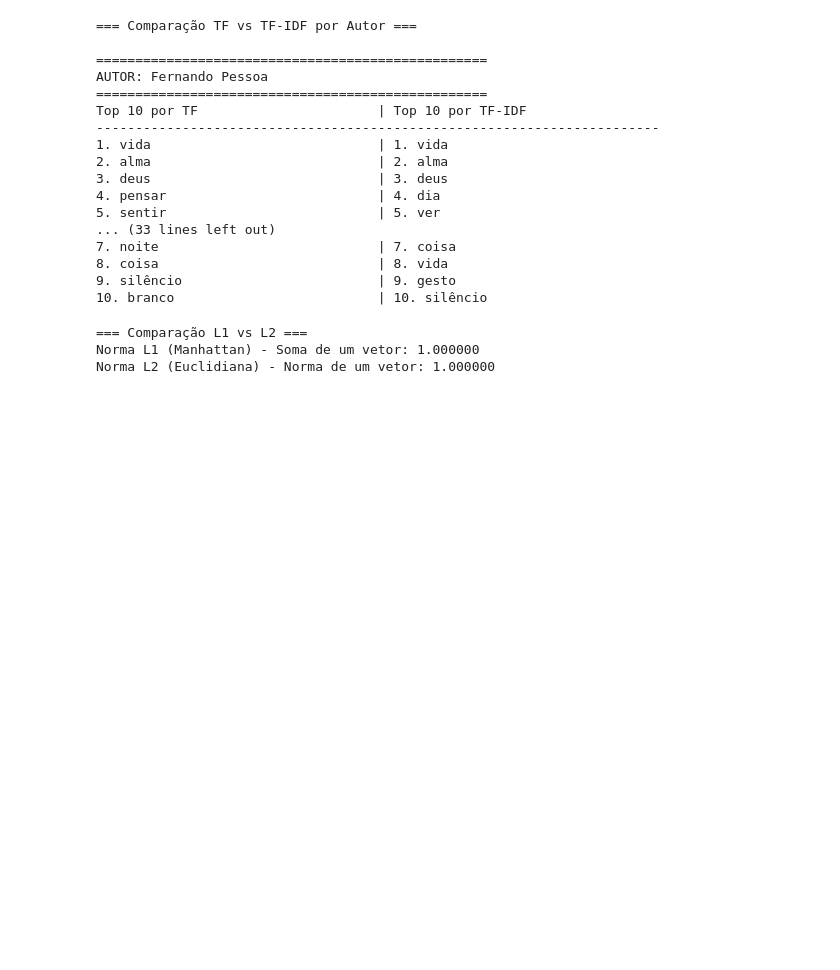
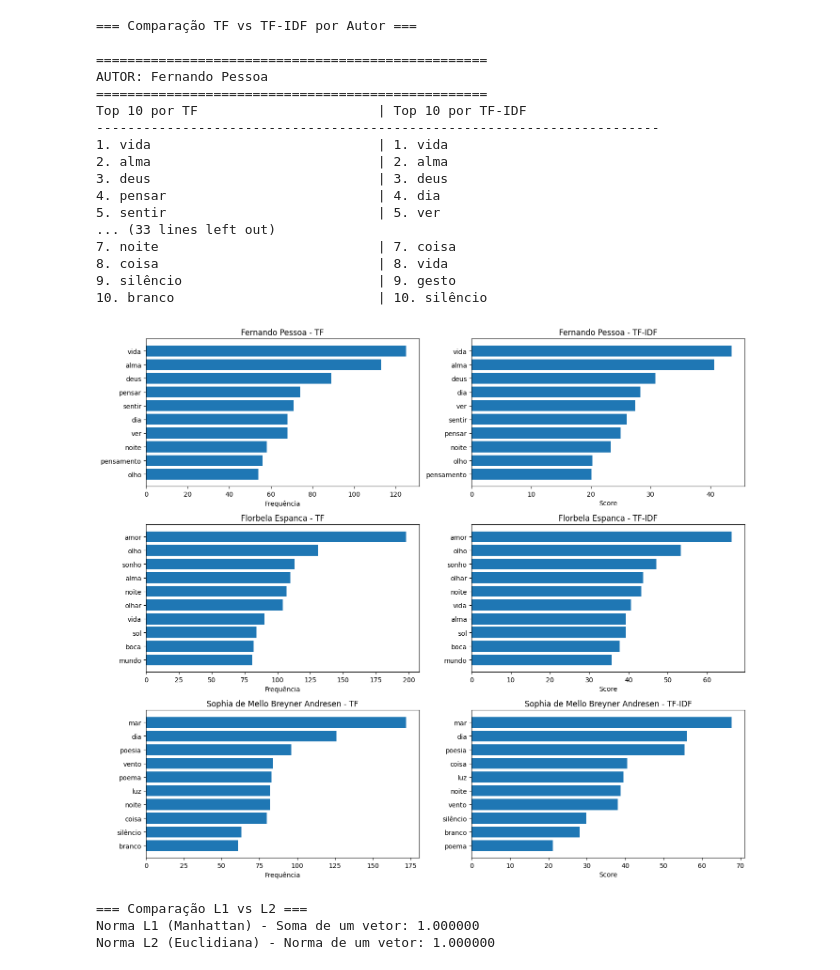
Before and after one commit to viichoma/PLN, a Jupyter notebook: TASK_01_Alberto_Gustavo_Maicon_Vinicius/notebook/Task01-1.1.ipynb, the cells around one changed output. Cells and saved outputs as stored; diff of their text form; code cells hidden in the pictures; blank space fills up the shorter version.

```diff
--- a/TASK_01_Alberto_Gustavo_Maicon_Vinicius/notebook/Task01-1.1.ipynb
+++ b/TASK_01_Alberto_Gustavo_Maicon_Vinicius/notebook/Task01-1.1.ipynb
@@ -707,6 +701,62 @@ Top 10 por TF                       | Top 10 por TF-IDF
 8. coisa                            | 8. vida
 9. silêncio                         | 9. gesto
 10. branco                          | 10. silêncio
+# %%
+import matplotlib.pyplot as plt
+import numpy as np
+from sklearn.feature_extraction.text import CountVectorizer, TfidfVectorizer
+
+fig, axes = plt.subplots(len(selecionados), 2, figsize=(14, 12))
+
+for i, autor in enumerate(selecionados):
+
+    textos_autor = df_balanceado[df_balanceado['Author'] == autor]['texto_lemma'].values
+
+    if len(textos_autor) > 0:
+
+        # ================= TF =================
+        vect_tf_autor = CountVectorizer(
+            lowercase=True,
+            stop_words=list(stop_words),
+            max_features=10
+        )
+
+        X_tf_autor = vect_tf_autor.fit_transform(textos_autor)
+        tf_nomes = vect_tf_autor.get_feature_names_out()
+        tf_freq = np.asarray(X_tf_autor.sum(axis=0)).flatten()
+
+        tf_sorted = sorted(zip(tf_nomes, tf_freq), key=lambda x: x[1], reverse=True)
+        palavras_tf = [x[0] for x in tf_sorted]
+        valores_tf = [x[1] for x in tf_sorted]
+
+        axes[i, 0].barh(palavras_tf[::-1], valores_tf[::-1])
+        axes[i, 0].set_title(f"{autor} - TF")
+        axes[i, 0].set_xlabel("Frequência")
+
+        # ================= TF-IDF =================
+        vect_tfidf_autor = TfidfVectorizer(
+            lowercase=True,
+            stop_words=list(stop_words),
+            max_features=10,
+            norm='l2'
+        )
+
+        X_tfidf_autor = vect_tfidf_autor.fit_transform(textos_autor)
+        tfidf_nomes = vect_tfidf_autor.get_feature_names_out()
+        tfidf_scores = np.asarray(X_tfidf_autor.sum(axis=0)).flatten()
+
+        tfidf_sorted = sorted(zip(tfidf_nomes, tfidf_scores), key=lambda x: x[1], reverse=True)
+        palavras_tfidf = [x[0] for x in tfidf_sorted]
+        valores_tfidf = [x[1] for x in tfidf_sorted]
+
+        axes[i, 1].barh(palavras_tfidf[::-1], valores_tfidf[::-1])
+        axes[i, 1].set_title(f"{autor} - TF-IDF")
+        axes[i, 1].set_xlabel("Score")
+
+plt.tight_layout()
+plt.show()
+# %% [output]
+[figure, added]
 # %%
 # A comparação entre TF e TF-IDF mostra diferenças importantes:
 #
```
Also changed, not shown: parts of 26 cells of this notebook, 7 other files.
